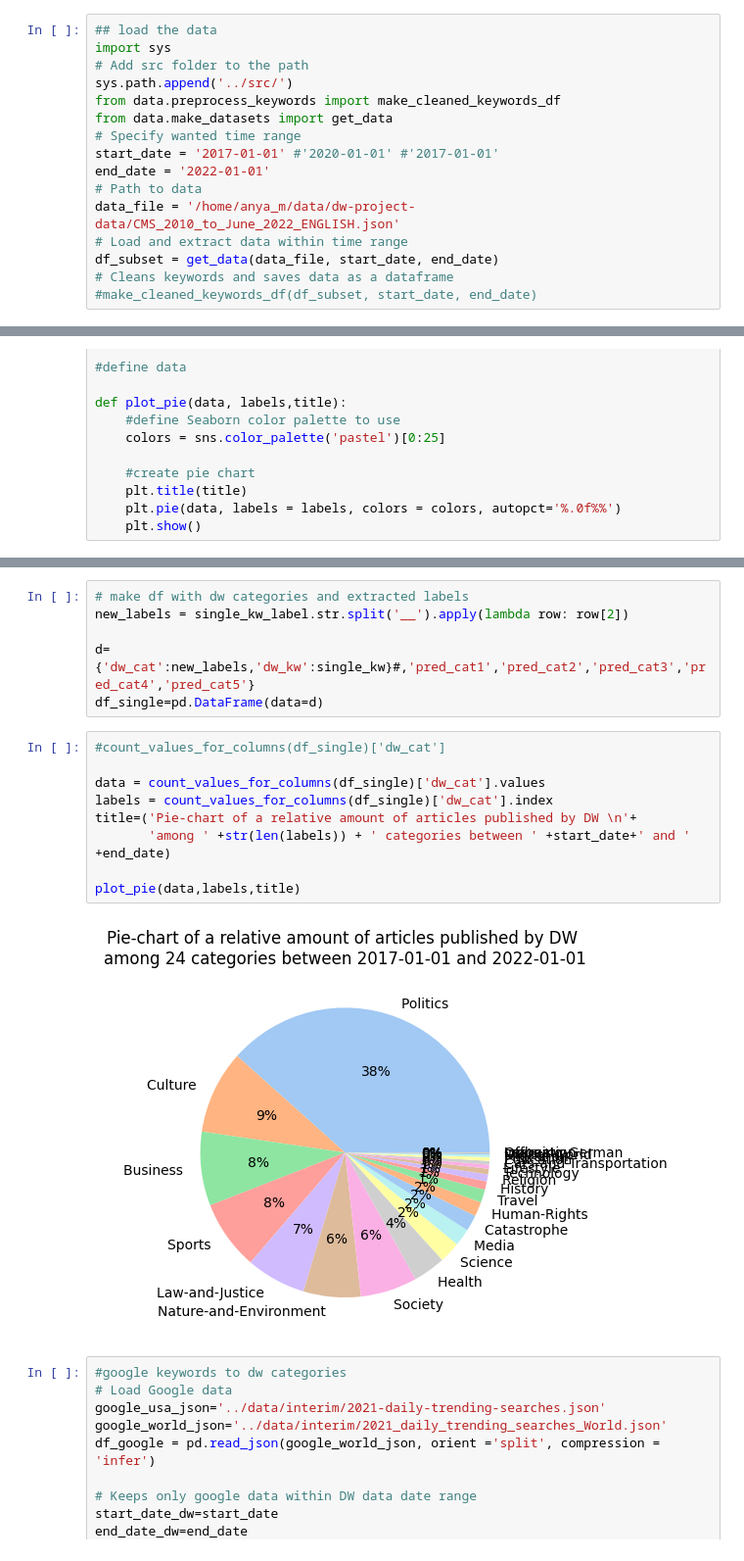
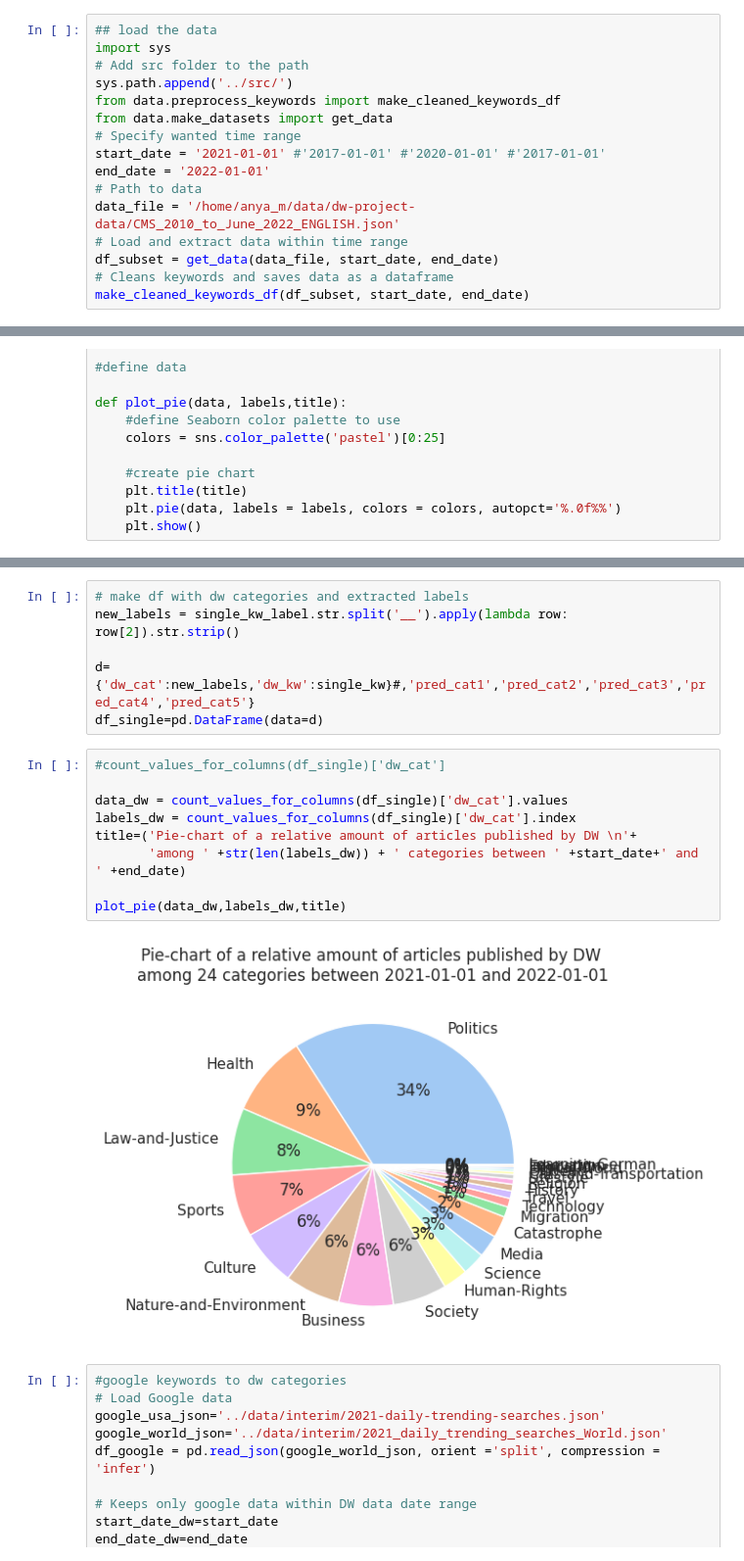
Before and after one commit to mariosakritas/NLP-methods-for-news-articles, a Jupyter notebook: notebooks/anya_fasttext.ipynb, the cells around one changed output, grey strips where cells are left out. Shown at 98% size. Drawn from its saved outputs; the diff is of its cells as text.

```diff
--- a/notebooks/anya_fasttext.ipynb
+++ b/notebooks/anya_fasttext.ipynb
@@ -21,14 +21,14 @@ sys.path.append('../src/')
 from data.preprocess_keywords import make_cleaned_keywords_df
 from data.make_datasets import get_data
 # Specify wanted time range
-start_date = '2017-01-01' #'2020-01-01' #'2017-01-01'
+start_date = '2021-01-01' #'2017-01-01' #'2020-01-01' #'2017-01-01'
 end_date = '2022-01-01'
 # Path to data
 data_file = '/home/anya_m/data/dw-project-data/CMS_2010_to_June_2022_ENGLISH.json'
 # Load and extract data within time range
 df_subset = get_data(data_file, start_date, end_date)
 # Cleans keywords and saves data as a dataframe
-#make_cleaned_keywords_df(df_subset, start_date, end_date)
+make_cleaned_keywords_df(df_subset, start_date, end_date)
 # %% [output]
 Getting data...
 Loading data DONE. Number of articles is 175659
@@ -381,20 +392,20 @@ def plot_pie(data, labels,title):
 # %%
 # make df with dw categories and extracted labels
-new_labels = single_kw_label.str.split('__').apply(lambda row: row[2])
+new_labels = single_kw_label.str.split('__').apply(lambda row: row[2]).str.strip()
 
 d={'dw_cat':new_labels,'dw_kw':single_kw}#,'pred_cat1','pred_cat2','pred_cat3','pred_cat4','pred_cat5'}
 df_single=pd.DataFrame(data=d)
 # %%
 #count_values_for_columns(df_single)['dw_cat']
 
-data = count_values_for_columns(df_single)['dw_cat'].values
-labels = count_values_for_columns(df_single)['dw_cat'].index
+data_dw = count_values_for_columns(df_single)['dw_cat'].values
+labels_dw = count_values_for_columns(df_single)['dw_cat'].index
 title=('Pie-chart of a relative amount of articles published by DW \n'+
-       'among ' +str(len(labels)) + ' categories between ' +start_date+' and ' +end_date)
+       'among ' +str(len(labels_dw)) + ' categories between ' +start_date+' and ' +end_date)
 
-plot_pie(data,labels,title)
+plot_pie(data_dw,labels_dw,title)
 # %% [output]
-[figure, old version]
+[figure, new version]
 # %%
 #google keywords to dw categories
 # Load Google data
```
Also changed, not shown: parts of 26 cells of this notebook.
